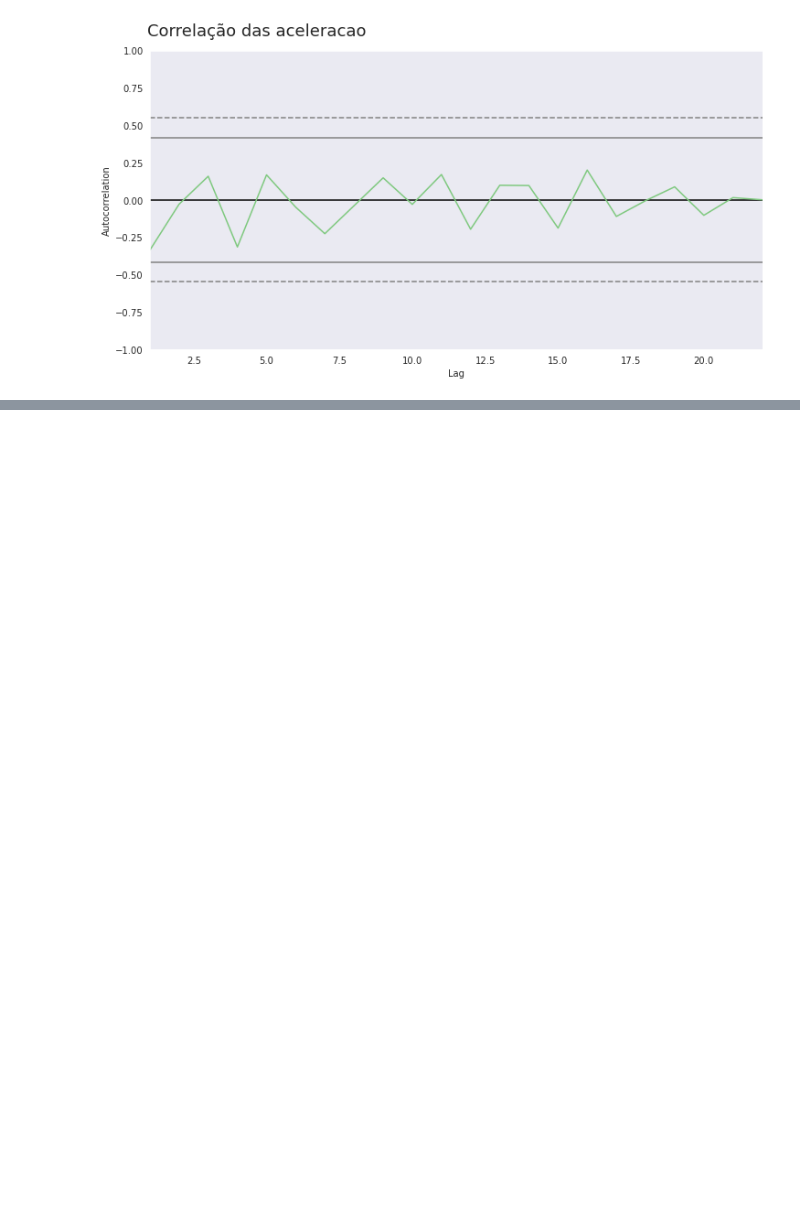
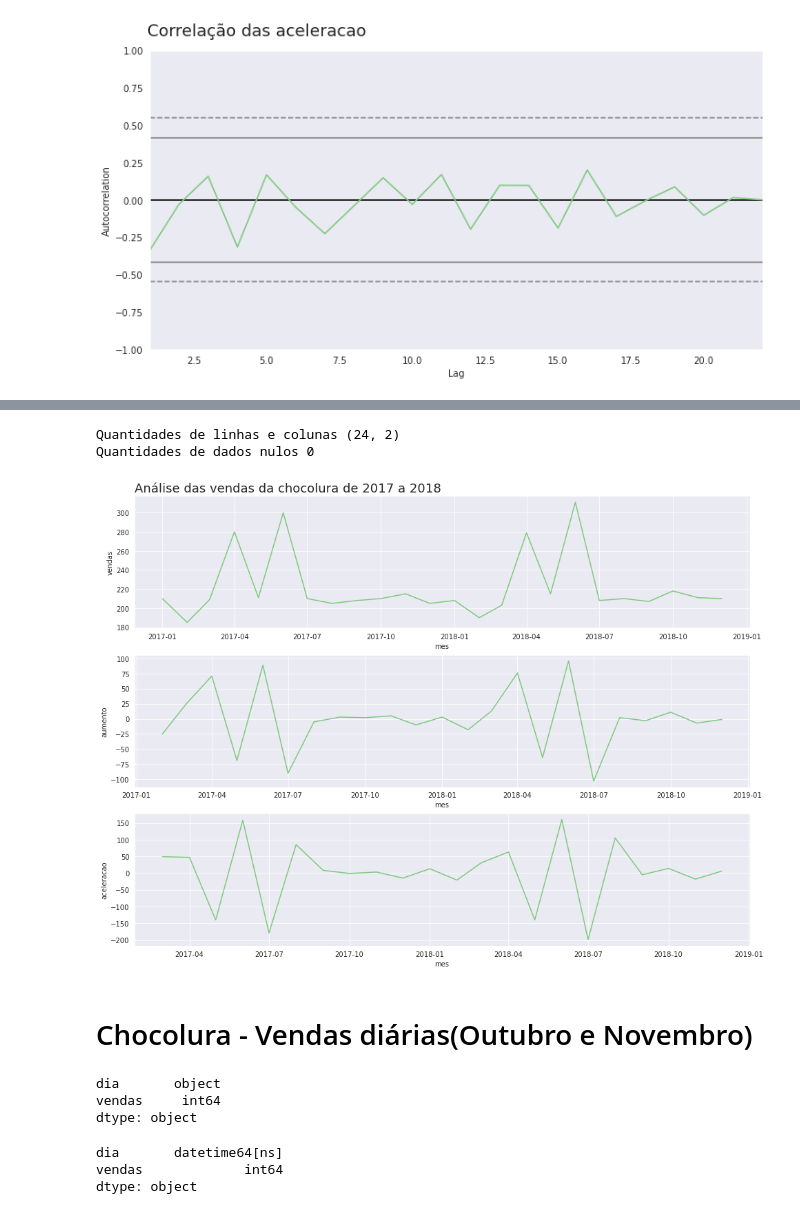
Before and after one commit to gabriels3t/data-science-series-temporais, a Jupyter notebook: Time Series.ipynb, the cells around one changed output, grey strips where cells are left out. Cells and saved outputs as stored; diff of their text form; code cells hidden in the pictures; blank space fills up the shorter version.

```diff
--- a/Time Series.ipynb
+++ b/Time Series.ipynb
@@ -176,0 +226,2 @@ ax = autocorrelation_plot(alucar['aceleracao'][2:])
+# %%
+chocolura.mes = pd.to_datetime(chocolura.mes)
@@ -176,0 +234,29 @@ ax = autocorrelation_plot(alucar['aceleracao'][2:])
+# %%
+print(f'Quantidades de linhas e colunas {chocolura.shape}')
+print(f'Quantidades de dados nulos {chocolura.isna().sum().sum()} ')
+# %% [output]
+Quantidades de linhas e colunas (24, 2)
+Quantidades de dados nulos 0
+# %%
+chocolura['aumento'] = chocolura.vendas.diff()
+chocolura['aceleracao'] = chocolura.aumento.diff()
+# %%
+plot_comparacao('mes','vendas','aumento','aceleracao',chocolura,'Análise das vendas da chocolura de 2017 a 2018')
+# %% [output]
+[figure, added]
+# %% [markdown]
+# Chocolura - Vendas diárias(Outubro e Novembro)
+# %%
+vendar_por_dia = pd.read_csv('data/vendas_por_dia.csv')
+vendar_por_dia.dtypes
+# %% [output]
+dia       object
+vendas     int64
+dtype: object
+# %%
+vendar_por_dia.dia = pd.to_datetime(vendar_por_dia.dia)
+vendar_por_dia.dtypes
+# %% [output]
+dia       datetime64[ns]
+vendas             int64
+dtype: object
```
Also changed, not shown: parts of 27 cells of this notebook.
